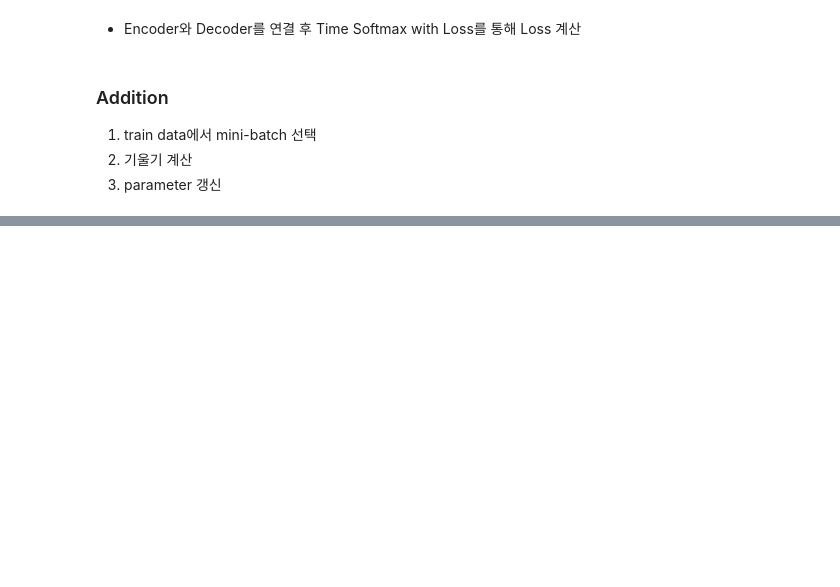
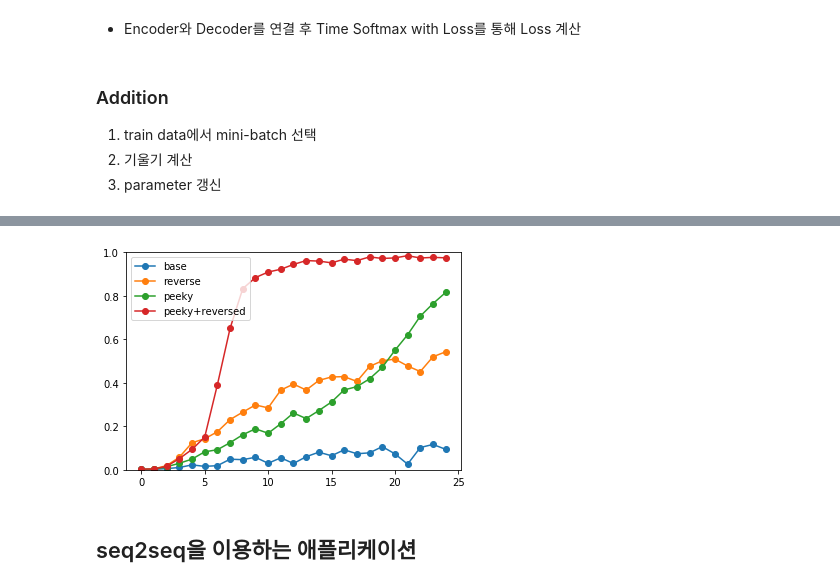
Before and after one commit to dongyoung0/NLP-from-scratch, a Jupyter notebook: practice/ch07_seq2seq.ipynb, the cells around one changed output, grey strips where cells are left out. Saved outputs shown, nothing was run; the diff lists cells and outputs as text; code cells hidden in the pictures; blank space fills up the shorter version.

```diff
--- a/practice/ch07_seq2seq.ipynb
+++ b/practice/ch07_seq2seq.ipynb
@@ -447,0 +707,34 @@ accuracy : 9%
+# %%
+# load data
+(x_train, t_train), (x_test, t_test) = sequence.load_data('addition.txt', seed=1984)
+x_train, x_test = x_train[:, ::-1], x_test[:, ::-1]
+char_to_id, id_to_char = sequence.get_vocab()
+
+# hyper-parameter setting
+vocab_size = len(char_to_id)
+wordvec_size = 16
+hidden_size = 128
+batch_size = 128
+max_epoch = 25
+max_grad = 5.0
+
+# model
+model = PeekySeq2seq(vocab_size, wordvec_size, hidden_size)
+optimizer = Adam()
+trainer = Trainer(model, optimizer)
+
+# 학습
+acc_list_peeky_rev = []
+
+for epoch in range(max_epoch):
+    trainer.fit(x_train, t_train, max_epoch=1, batch_size=batch_size, max_grad=max_grad)
+
+    correct_num = 0
+    for i in range(len(x_test)):
+        q, ans = x_test[[i]], t_test[[i]]
+        verbose = i < 10
+        correct_num += eval_seq2seq(model, q, ans, id_to_char, verbose)
+
+    acc = float(correct_num) / len(x_test)
+    acc_list_peeky_rev.append(acc)
+    print(f'accuracy : {round(acc*100)}%')
@@ -447,0 +759,12 @@ accuracy : 9%
+# %%
+plt.plot(acc_list, '-o', label = 'base')
+plt.plot(acc_list_rev, '-o', label = 'reverse')
+plt.plot(acc_list_peeky, '-o', label = 'peeky')
+plt.plot(acc_list_peeky_rev, '-o', label = 'peeky+reversed')
+plt.legend(loc='upper left')
+plt.ylim([0,1])
+plt.show()
+# %% [output]
+[figure, added]
+# %% [markdown]
+## seq2seq을 이용하는 애플리케이션
```
Also changed, not shown: parts of 17 cells of this notebook.
